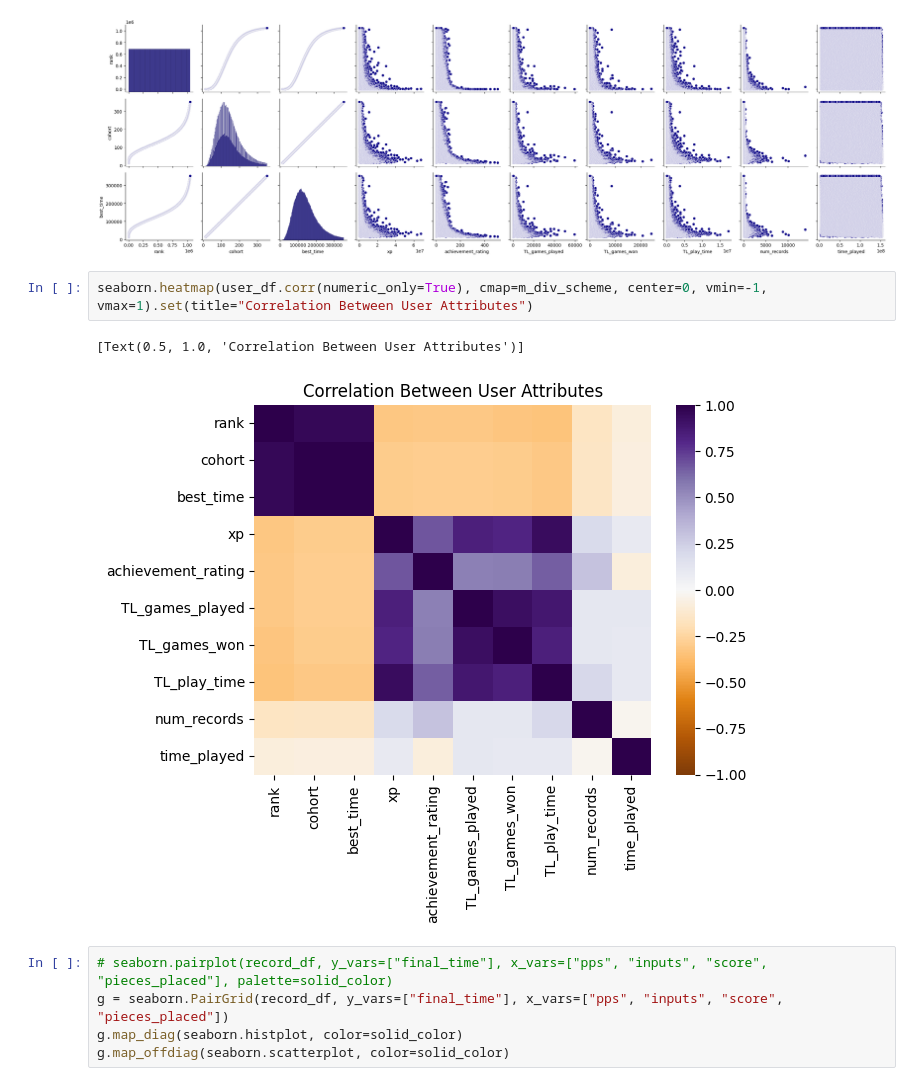
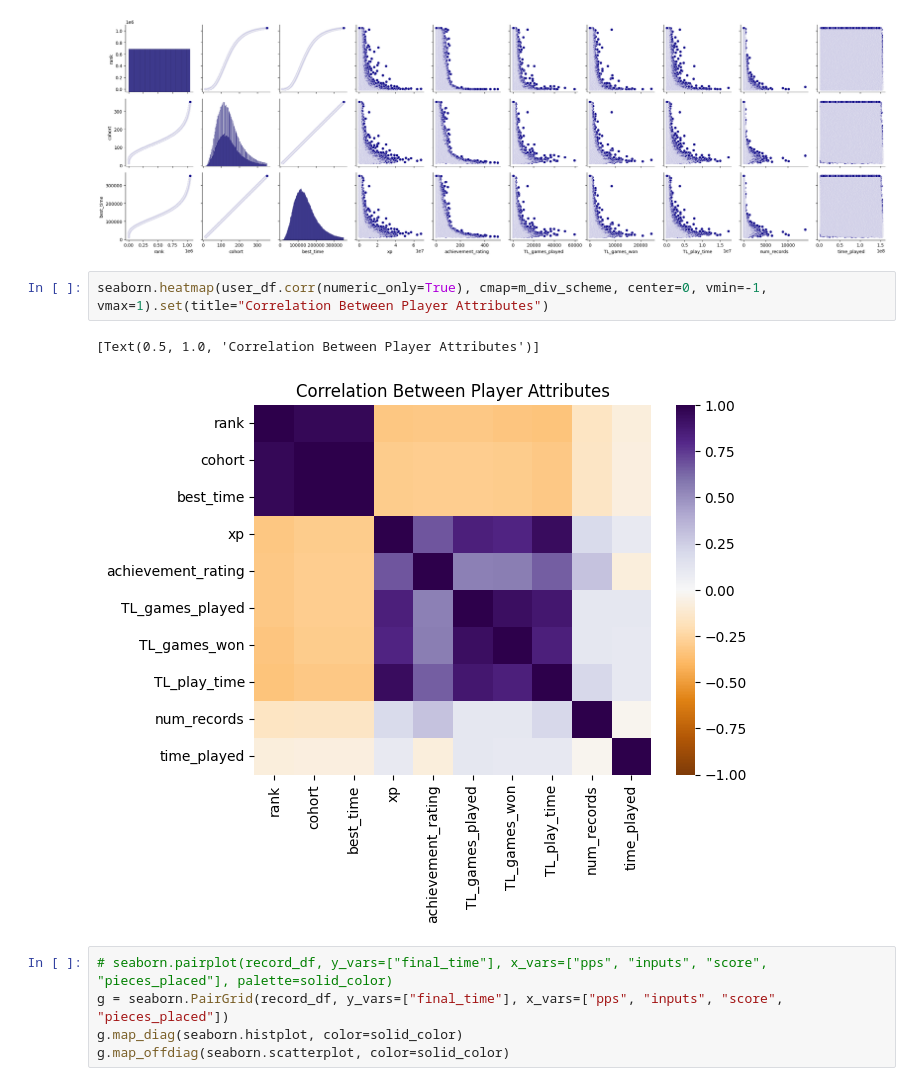
Before and after one commit to unduli-attacked/40-lines-analysis, a Jupyter notebook: analysis-basic.ipynb, the cells around one changed output. Drawn from its saved outputs; the diff is of its cells as text.

```diff
--- a/analysis-basic.ipynb
+++ b/analysis-basic.ipynb
@@ -110,10 +114,10 @@ g.map_offdiag(seaborn.scatterplot, color=solid_color)
 <seaborn.axisgrid.PairGrid at 0x...>
 [figure]
 # %%
-seaborn.heatmap(user_df.corr(numeric_only=True), cmap=m_div_scheme, center=0, vmin=-1, vmax=1).set(title="Correlation Between User Attributes")
+seaborn.heatmap(user_df.corr(numeric_only=True), cmap=m_div_scheme, center=0, vmin=-1, vmax=1).set(title="Correlation Between Player Attributes")
 # %% [output]
-[Text(0.5, 1.0, 'Correlation Between User Attributes')]
+[Text(0.5, 1.0, 'Correlation Between Player Attributes')]
-[figure, old version]
+[figure, new version]
 # %%
 # seaborn.pairplot(record_df, y_vars=["final_time"], x_vars=["pps", "inputs", "score", "pieces_placed"], palette=solid_color)
 g = seaborn.PairGrid(record_df, y_vars=["final_time"], x_vars=["pps", "inputs", "score", "pieces_placed"])
```
Also changed, not shown: parts of 3 cells of this notebook, 19 other files.
